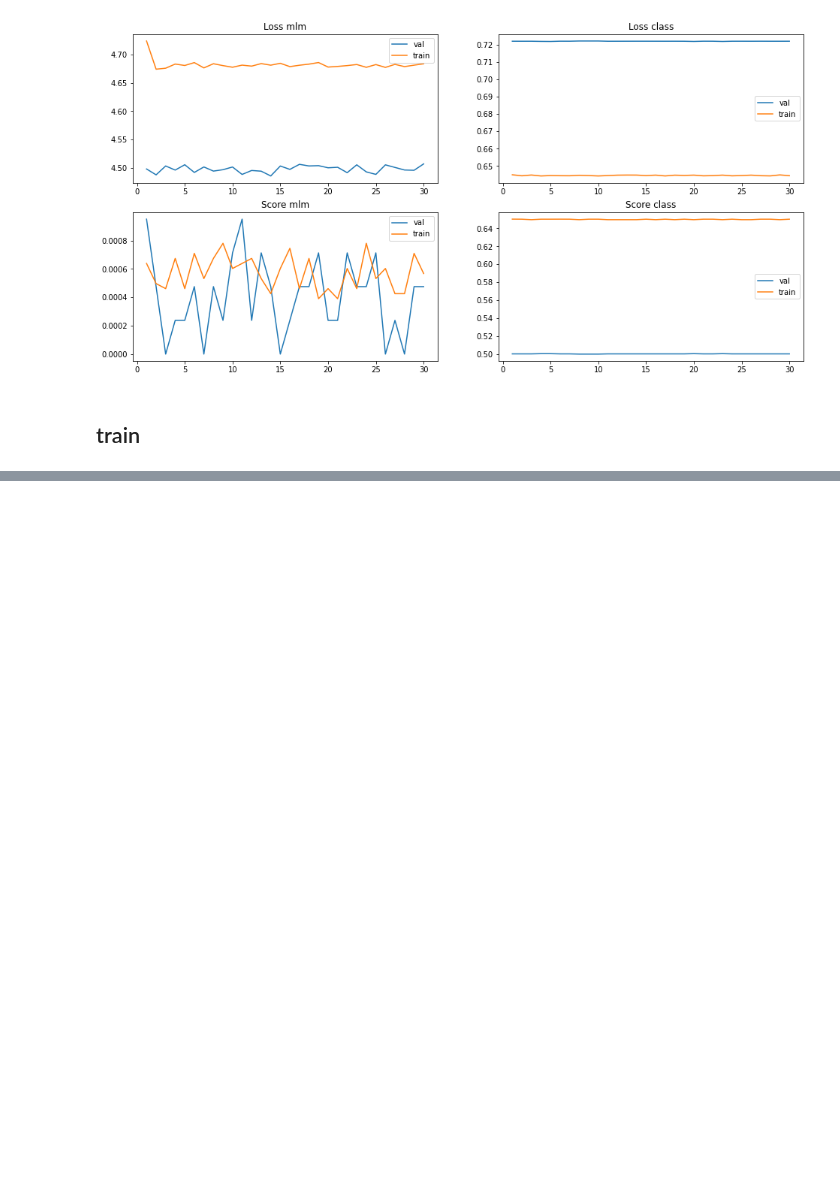
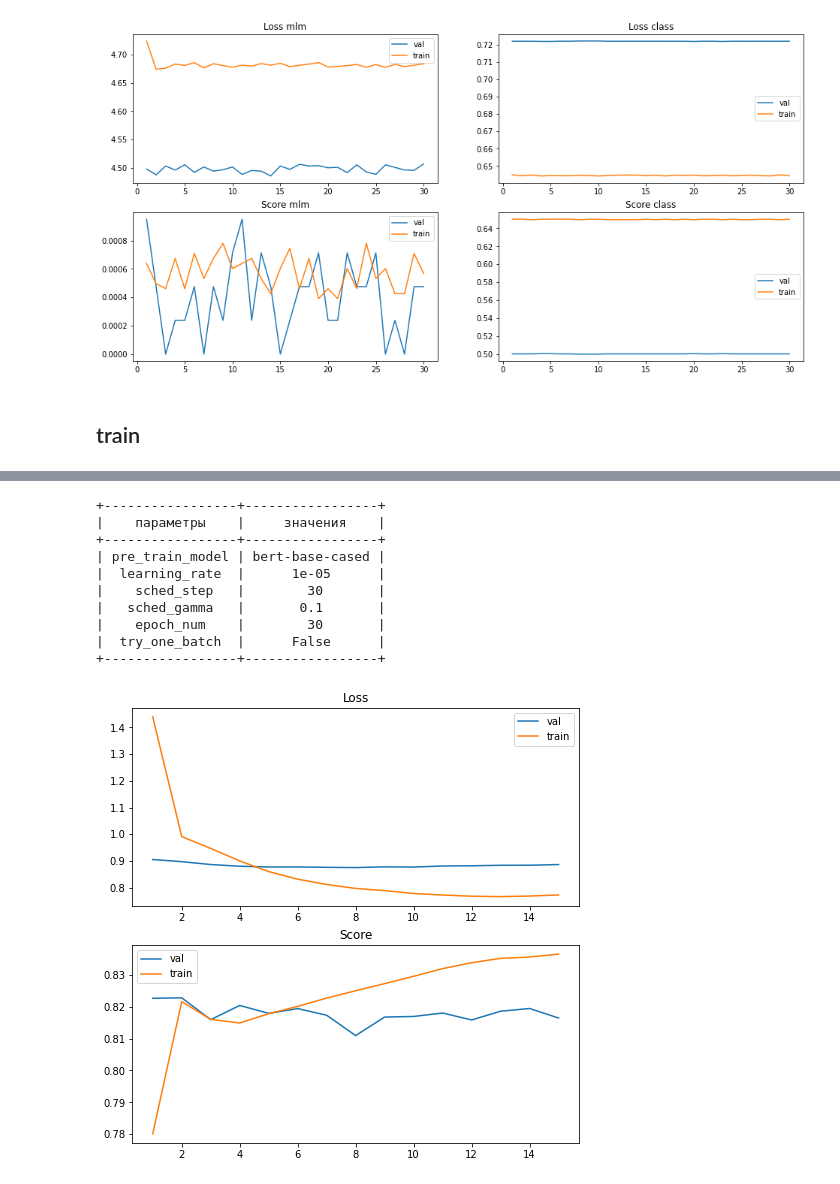
Before and after one commit to cvetoc/diploma, a Jupyter notebook: Training.ipynb, the cells around one changed output, grey strips where cells are left out. Cells and saved outputs as stored; diff of their text form; code cells hidden in the pictures; blank space fills up the shorter version.

```diff
--- a/Training.ipynb
+++ b/Training.ipynb
@@ -116,0 +98,16 @@ data_config = yaml.load(open("configs/data_config.yaml", 'r', encoding='utf-8'),
+# %%
+utils.graf(
+    data_config["path_repository"] + "training_logs_/progress_log_wikisql_train.txt"
+)
+# %% [output]
++-----------------+-----------------+
+|    параметры    |     значения    |
++-----------------+-----------------+
+| pre_train_model | bert-base-cased |
+|  learning_rate  |      1e-05      |
+|    sched_step   |        30       |
+|   sched_gamma   |       0.1       |
+|    epoch_num    |        30       |
+|  try_one_batch  |      False      |
++-----------------+-----------------+
+[figure, added]
```
Also changed, not shown: parts of 30 cells of this notebook, 9 other files.
